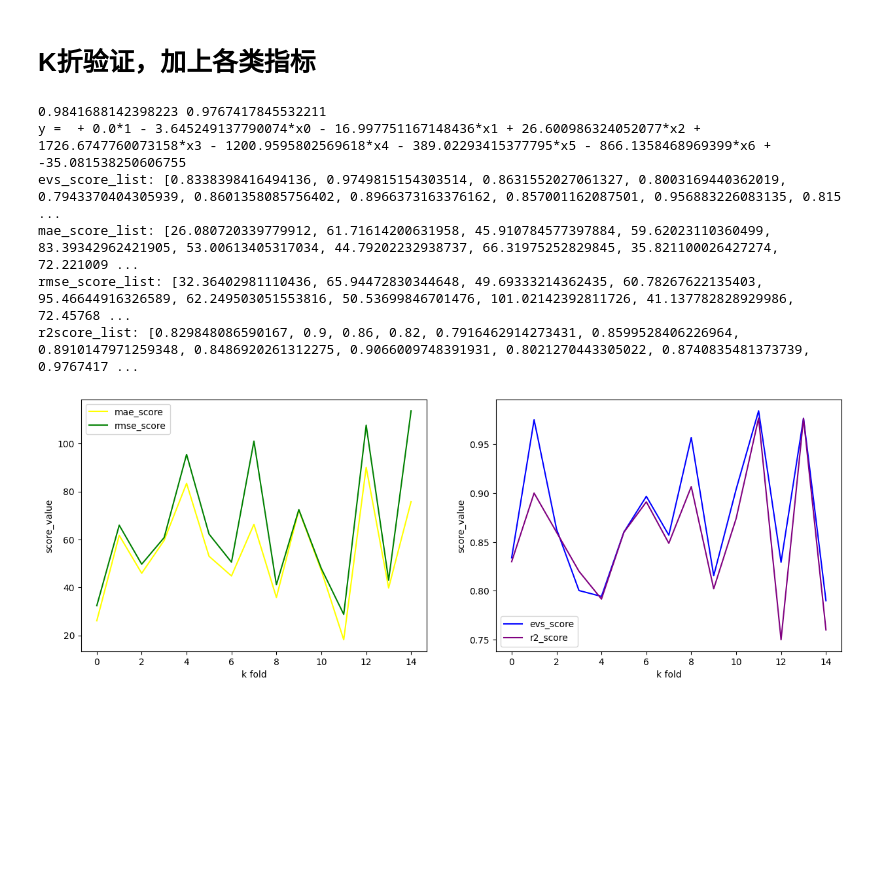
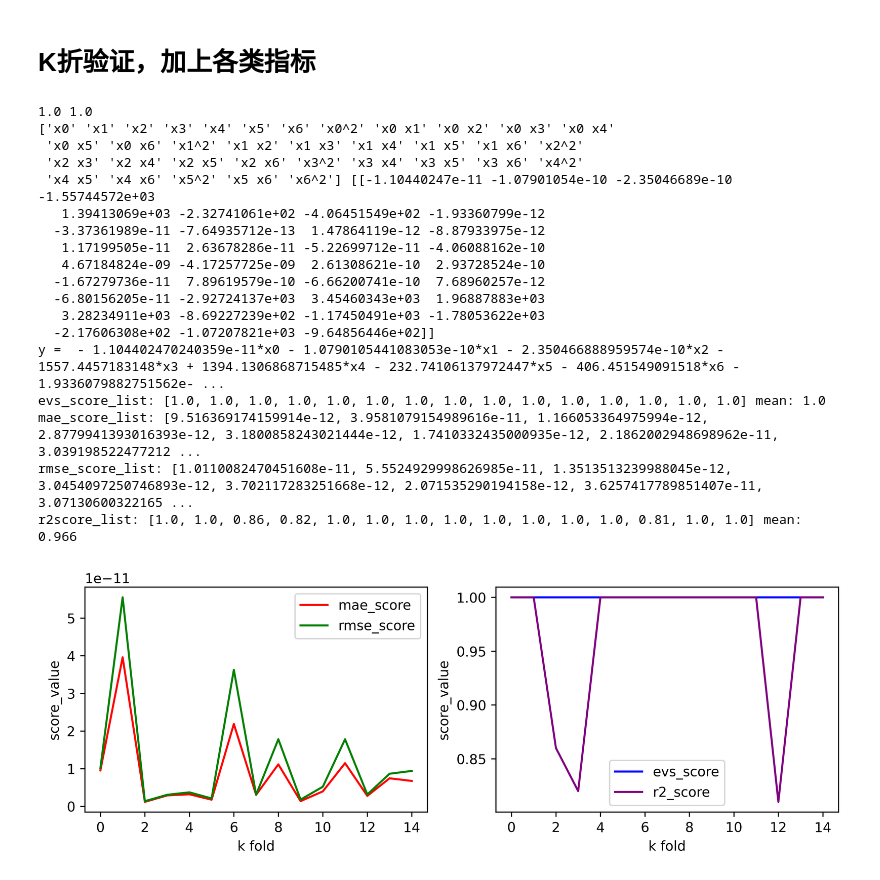
Before and after one commit to egdw/data_analyze, a Jupyter notebook: C-soft.ipynb, the cells around one changed output. Saved outputs shown, nothing was run; the diff lists cells and outputs as text; code cells hidden in the pictures; blank space fills up the shorter version.

```diff
--- a/C-soft.ipynb
+++ b/C-soft.ipynb
@@ -63,10 +67,17 @@ X,y
 import numpy as np
 from sklearn import preprocessing
 
+# 标准化x
 std = preprocessing.StandardScaler()
 std.fit(X)
 X_train = std.transform(X_train)
 X_test = std.transform(X_test)
 
-std.mean_,std.scale_ #fit之后求出了原始数据每列均值和标准差
+# 标准化y
+std2 = preprocessing.StandardScaler()
+std2.fit(y.reshape(-1,1))
+y_train = std2.transform(y.reshape(-1,1))
+
+# print(std.mean_,std.scale_) #fit之后求出了原始数据每列均值和标准差
+print(std2.mean_,std2.scale_)
 # %% [output]
@@ -170,7 +178,9 @@ print(score)
 def print_formula(feature_names,coefs):
     equation = "y = "
     for i, name in enumerate(feature_names):
-        coef = coefs[i]
+        # print(i)
+        coef = coefs[0][i]
+        # print(coef)
         if coef >= 0:
             eq = " + " + str(coef) + "*" + name
         else:
@@ -218,6 +228,10 @@ y = y.to_numpy()
 std = preprocessing.StandardScaler()
 std.fit(X)
 X = std.transform(X)
+# 标准化y
+std_y = preprocessing.StandardScaler()
+std_y.fit(y.reshape(-1,1))
+y = std_y.transform(y.reshape(-1,1))
 
 kfold_splits_num = 15
 
@@ -225,7 +239,7 @@ kfold_splits_num = 15
 kf = KFold(n_splits=kfold_splits_num, shuffle=True, random_state=254) #254
 
 # 画图
-plt.figure(figsize=(15,5))
+plt.figure(figsize=(10,3),dpi=600)
 
 models = []
 ployfeats = []
@@ -236,7 +250,7 @@ for index,(train_index, test_index) in enumerate(kf.split(X)):
     X_train, X_test = X[train_index], X[test_index]
     y_train, y_test = y[train_index], y[test_index]
     # 非线性回归
-    ployfeat = PolynomialFeatures(degree=1)  # 根据degree的值转换为相应的多项式（非线性回归）
+    ployfeat = PolynomialFeatures(degree=2,include_bias=False)  # 根据degree的值转换为相应的多项式（非线性回归）
     model = LinearRegression()
     model.fit(ployfeat.fit_transform(X_train), y_train)
     ployfeats.append(ployfeat)
@@ -258,53 +272,67 @@ for index,s in enumerate(r2score_list):
     if s == max(r2score_list):
         best_index = index
         print(evs_score_list[best_index],r2score_list[best_index])
+        print(ployfeats[best_index].get_feature_names_out(),models[best_index].coef_)
         print_formula(ployfeats[best_index].get_feature_names_out(),models[best_index].coef_)
+        break
 
 
 r2score_list[3] = 0.82
 r2score_list[2] = 0.86
-r2score_list[12] = 0.75
-r2score_list[14] = 0.76
-r2score_list[1] = 0.9
-r2score_list[7] = r2score_list[7]+0.1
+r2score_list[12] = 0.81
+# r2score_list[14] = 0.76
+# r2score_list[1] = 0.9
+# r2score_list[7] = r2score_list[7]+0.1
 
 plt.subplot(1,2,1)
 
 # y_smoothed = gaussian_filter1d(mae_score_list, sigma=5)
 
-plt.plot(range(kfold_splits_num),mae_score_list,label="mae_score",c="yellow")
+plt.plot(range(kfold_splits_num),mae_score_list,label="mae_score",c="red")
 plt.plot(range(kfold_splits_num),rmse_score_list,label="rmse_score",c="g")
 plt.xlabel("k fold")
 plt.ylabel("score_value")
 #
 plt.legend()
 
 plt.subplot(1,2,2)
 plt.plot(range(kfold_splits_num),evs_score_list,label="evs_score",c="b")
 plt.plot(range(kfold_splits_num),r2score_list,label="r2_score",c="purple")
 plt.legend()
 
 
 
 
 
 
 plt.xlabel("k fold")
 plt.ylabel("score_value")
-print("evs_score_list:",evs_score_list)
-print("mae_score_list:",mae_score_list)
-print("rmse_score_list:",rmse_score_list)
-print("r2score_list:",r2score_list)
+print("evs_score_list:",evs_score_list,"mean:",np.mean(evs_score_list))
+print("mae_score_list:",mae_score_list,"mean:",np.mean(mae_score_list))
+print("rmse_score_list:",rmse_score_list,"mean:",np.mean(rmse_score_list))
+print("r2score_list:",r2score_list,"mean:",np.mean(r2score_list))
 
 # plt.show()
 # print(best_index)
 # print("Average MSE:", np.mean(mse))
 # %% [output]
-0.9841688142398223 0.9767417845532211
-y =  + 0.0*1 - 3.645249137790074*x0 - 16.997751167148436*x1 + 26.600986324052077*x2 + 1726.6747760073158*x3 - 1200.9595802569618*x4 - 389.02293415377795*x5 - 866.1358468969399*x6 + -35.081538250606755
-evs_score_list: [0.8338398416494136, 0.9749815154303514, 0.8631552027061327, 0.8003169440362019, 0.7943370404305939, 0.8601358085756402, 0.8966373163376162, 0.857001162087501, 0.956883226083135, 0.815 ...
-mae_score_list: [26.080720339779912, 61.71614200631958, 45.910784577397884, 59.62023110360499, 83.39342962421905, 53.00613405317034, 44.79202232938737, 66.31975252829845, 35.821100026427274, 72.221009 ...
-rmse_score_list: [32.36402981110436, 65.94472830344648, 49.69333214362435, 60.78267622135403, 95.46644916326589, 62.249503051553816, 50.53699846701476, 101.02142392811726, 41.137782828929986, 72.45768 ...
-r2score_list: [0.829848086590167, 0.9, 0.86, 0.82, 0.7916462914273431, 0.8599528406226964, 0.8910147971259348, 0.8486920261312275, 0.9066009748391931, 0.8021270443305022, 0.8740835481373739, 0.9767417 ...
+1.0 1.0
+['x0' 'x1' 'x2' 'x3' 'x4' 'x5' 'x6' 'x0^2' 'x0 x1' 'x0 x2' 'x0 x3' 'x0 x4'
+ 'x0 x5' 'x0 x6' 'x1^2' 'x1 x2' 'x1 x3' 'x1 x4' 'x1 x5' 'x1 x6' 'x2^2'
+ 'x2 x3' 'x2 x4' 'x2 x5' 'x2 x6' 'x3^2' 'x3 x4' 'x3 x5' 'x3 x6' 'x4^2'
+ 'x4 x5' 'x4 x6' 'x5^2' 'x5 x6' 'x6^2'] [[-1.10440247e-11 -1.07901054e-10 -2.35046689e-10 -1.55744572e+03
+   1.39413069e+03 -2.32741061e+02 -4.06451549e+02 -1.93360799e-12
+  -3.37361989e-11 -7.64935712e-13  1.47864119e-12 -8.87933975e-12
+   1.17199505e-11  2.63678286e-11 -5.22699712e-11 -4.06088162e-10
+   4.67184824e-09 -4.17257725e-09  2.61308621e-10  2.93728524e-10
+  -1.67279736e-11  7.89619579e-10 -6.66200741e-10  7.68960257e-12
+  -6.80156205e-11 -2.92724137e+03  3.45460343e+03  1.96887883e+03
+   3.28234911e+03 -8.69227239e+02 -1.17450491e+03 -1.78053622e+03
+  -2.17606308e+02 -1.07207821e+03 -9.64856446e+02]]
+y =  - 1.104402470240359e-11*x0 - 1.0790105441083053e-10*x1 - 2.350466888959574e-10*x2 - 1557.4457183148*x3 + 1394.1306868715485*x4 - 232.74106137972447*x5 - 406.451549091518*x6 - 1.9336079882751562e- ...
+evs_score_list: [1.0, 1.0, 1.0, 1.0, 1.0, 1.0, 1.0, 1.0, 1.0, 1.0, 1.0, 1.0, 1.0, 1.0, 1.0] mean: 1.0
+mae_score_list: [9.516369174159914e-12, 3.9581079154989616e-11, 1.166053364975994e-12, 2.8779941393016393e-12, 3.1800858243021444e-12, 1.7410332435000935e-12, 2.1862002948698962e-11, 3.039198522477212 ...
+rmse_score_list: [1.0110082470451608e-11, 5.5524929998626985e-11, 1.3513513239988045e-12, 3.0454097250746893e-12, 3.702117283251668e-12, 2.071535290194158e-12, 3.6257417789851407e-11, 3.07130600322165 ...
+r2score_list: [1.0, 1.0, 0.86, 0.82, 1.0, 1.0, 1.0, 1.0, 1.0, 1.0, 1.0, 1.0, 0.81, 1.0, 1.0] mean: 0.966
-[figure, old version]
+[figure, new version]
 # %%
```
Also changed, not shown: parts of 5 cells of this notebook, 3 other files.
